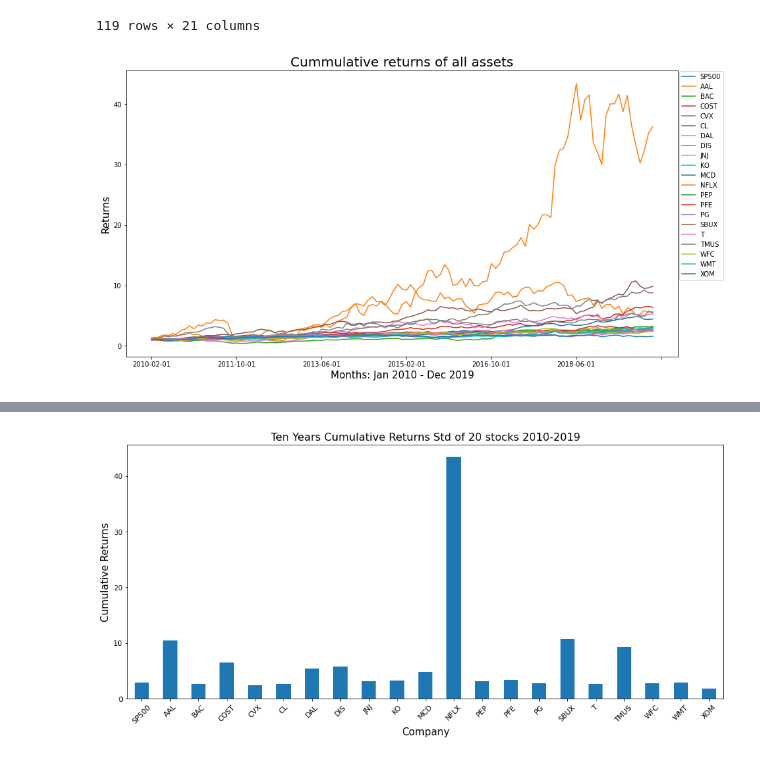
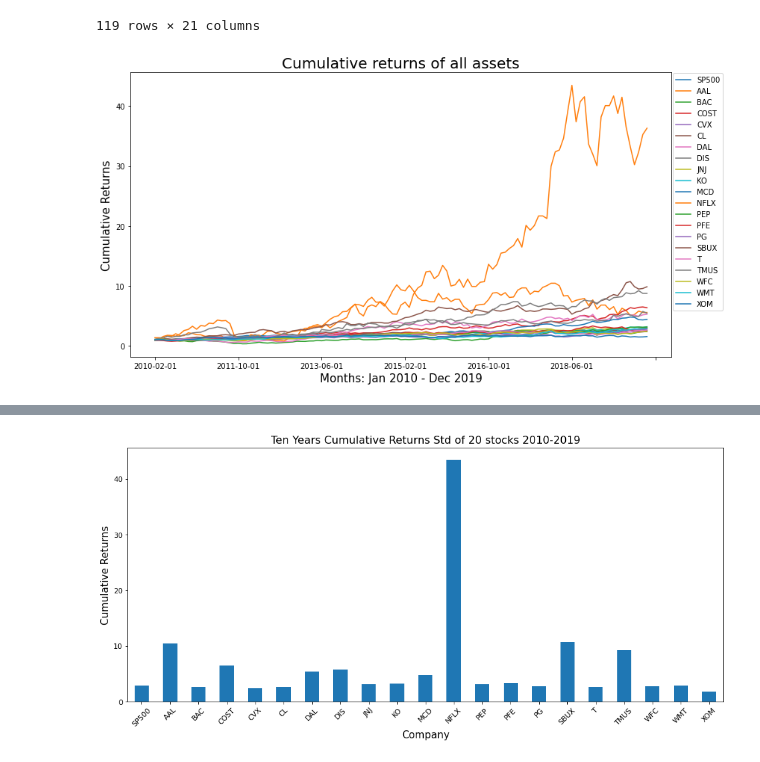
Before and after one commit to claybeaver/Group9_Project1, a Jupyter notebook: Final_notebook.ipynb, the cells around one changed output, grey strips where cells are left out. Cells and saved outputs as stored; diff of their text form; code cells hidden in the pictures.

```diff
--- a/Final_notebook.ipynb
+++ b/Final_notebook.ipynb
@@ -365,12 +365,13 @@ all_cumret_df2
 119 rows × 21 columns
 # %%
 # print(x_axis_cumret)
+rcParams['figure.figsize'] = 13, 7
 all_cumret_plot2 = all_cumret_df2.plot()
 plt.xlabel("Months: Jan 2010 - Dec 2019", size=15)
-plt.ylabel("Returns", size=15)
-plt.title("Cummulative returns of all assets", size=20)
+plt.ylabel("Cumulative Returns", size=15)
+plt.title("Cumulative returns of all assets", size=20)
 all_cumret_plot2.legend(bbox_to_anchor=(1.001, 1), loc='upper left', borderaxespad=0.1)
 plt.savefig("Images/03_Cummulative_withLabels.png")
 plt.show()
 # %% [output]
-[figure, old version]
+[figure, new version]
```
Also changed, not shown: parts of 8 cells of this notebook, 28 other files.
